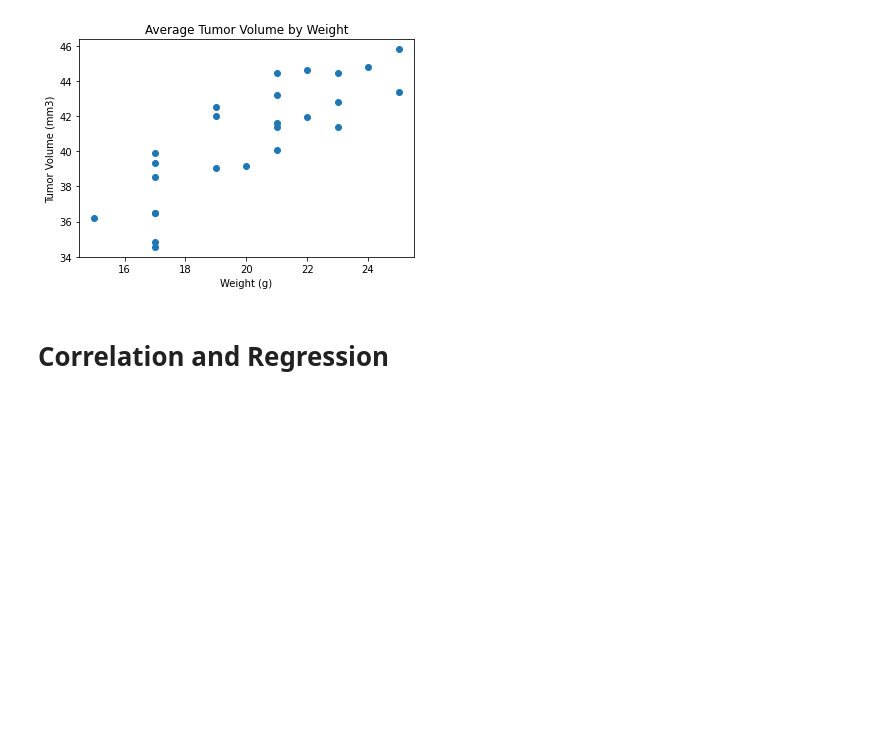
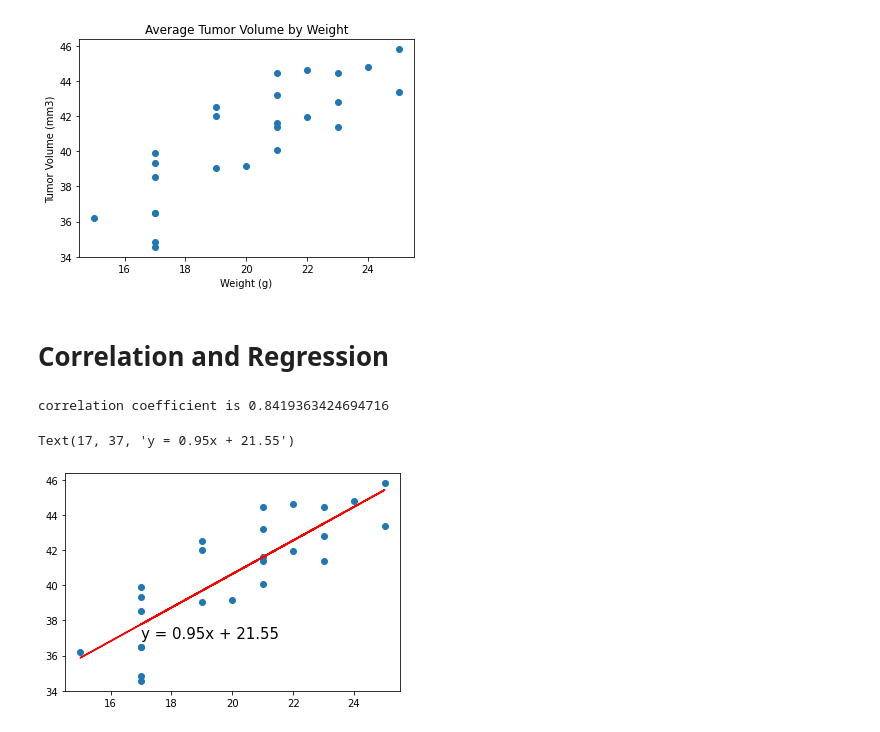
Before and after one commit to leomgarduno/matplotlib_challenge, a Jupyter notebook: Pymaceuticals.ipynb, the cells around one changed output. Drawn from its saved outputs; the diff is of its cells as text; code cells hidden in the pictures; blank space fills up the shorter version.

Commit message:
linear regresion model added

```diff
--- a/Pymaceuticals.ipynb
+++ b/Pymaceuticals.ipynb
@@ -325,0 +323,16 @@ plt.show()
+# %%
+# Calculate the correlation coefficient and linear regression model for mouse weight and average tumor volume for the Capomulin regimen
+
+correlation = st.pearsonr(x,y)
+print(f'correlation coefficient is {(correlation[0])}')
+
+(slope, intercept, rvalue, pvalue, stderr) = st.linregress(x, y)
+regress_values = x * slope + intercept
+equation = "y = " + str(round(slope,2)) + "x + " + str(round(intercept,2))
+plt.scatter(x,y)
+plt.plot(x,regress_values,"r-")
+plt.annotate(equation,(17,37),fontsize=15,color="black")
+# %% [output]
+correlation coefficient is 0.8419363424694716
+Text(17, 37, 'y = 0.95x + 21.55')
+[figure, added]
```
Also changed, not shown: parts of 1 cell of this notebook.
